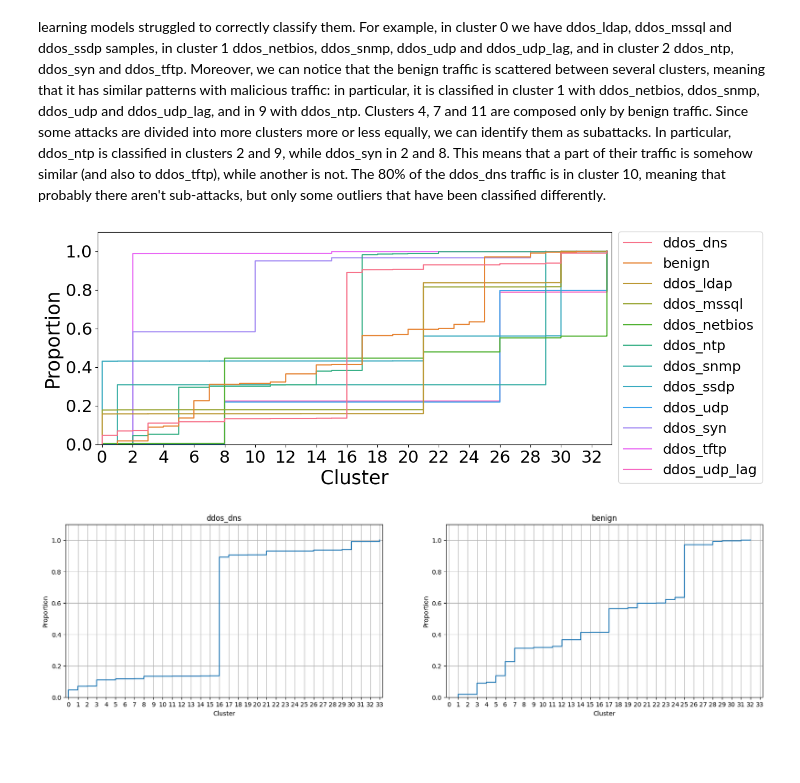
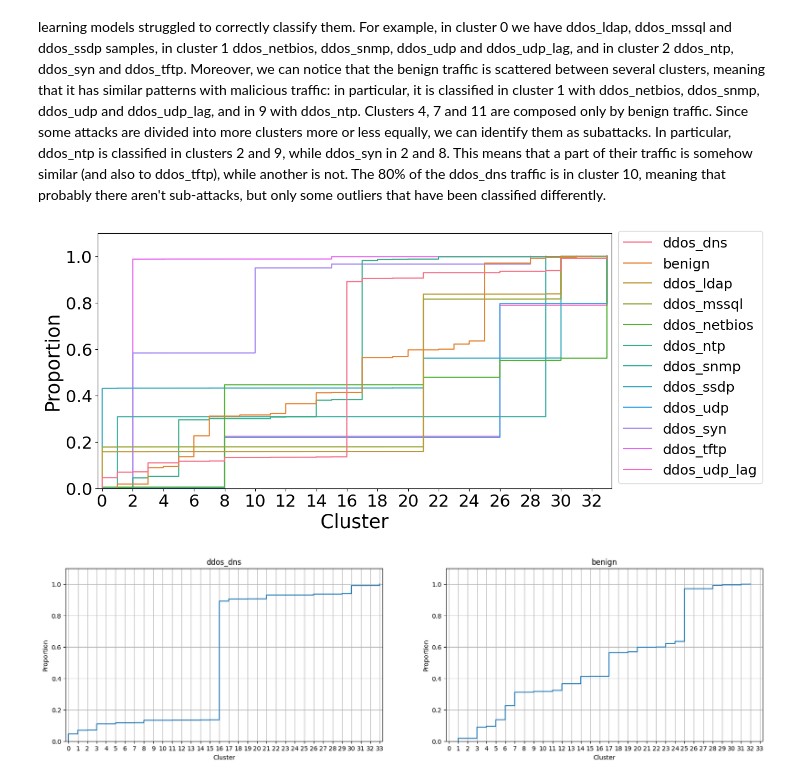
Before and after one commit to iochia02/ML4N_project, a Jupyter notebook: Code/5-cluster_analysis.ipynb, the cells around one changed output. Cells and saved outputs as stored; diff of their text form; code cells hidden in the pictures; blank space fills up the shorter version.

```diff
--- a/Code/5-cluster_analysis.ipynb
+++ b/Code/5-cluster_analysis.ipynb
@@ -116,16 +118,16 @@ Hence, some classes are represented by only one cluster (e.g. ddos_ldap, ddos_ms
 # %%
-plt.figure(figsize=(12,5))
+plt.figure(figsize=(12,6))
 ax = sns.ecdfplot(data=labels, x='cl_labels34', hue='gt_labels')
 plt.xlabel("Cluster", fontsize=25)
 plt.ylabel("Proportion", fontsize=25)
 sns.move_legend(ax, bbox_to_anchor=(1, 1.035), loc="upper left", title=None, fontsize=18)
 plt.tick_params(labelsize=22)
 plt.xticks(range(0,34,2))
 plt.xlim(-0.3,33.3)
 plt.ylim(0,1.1)
 plt.show()
 # %% [output]
-[figure, old version]
+[figure, new version]
 # %%
 gt_labels = labels['gt_labels'].unique()
 for i in range(0, len(gt_labels), 2):
```
Also changed, not shown: parts of 11 cells of this notebook, 1 other file.
